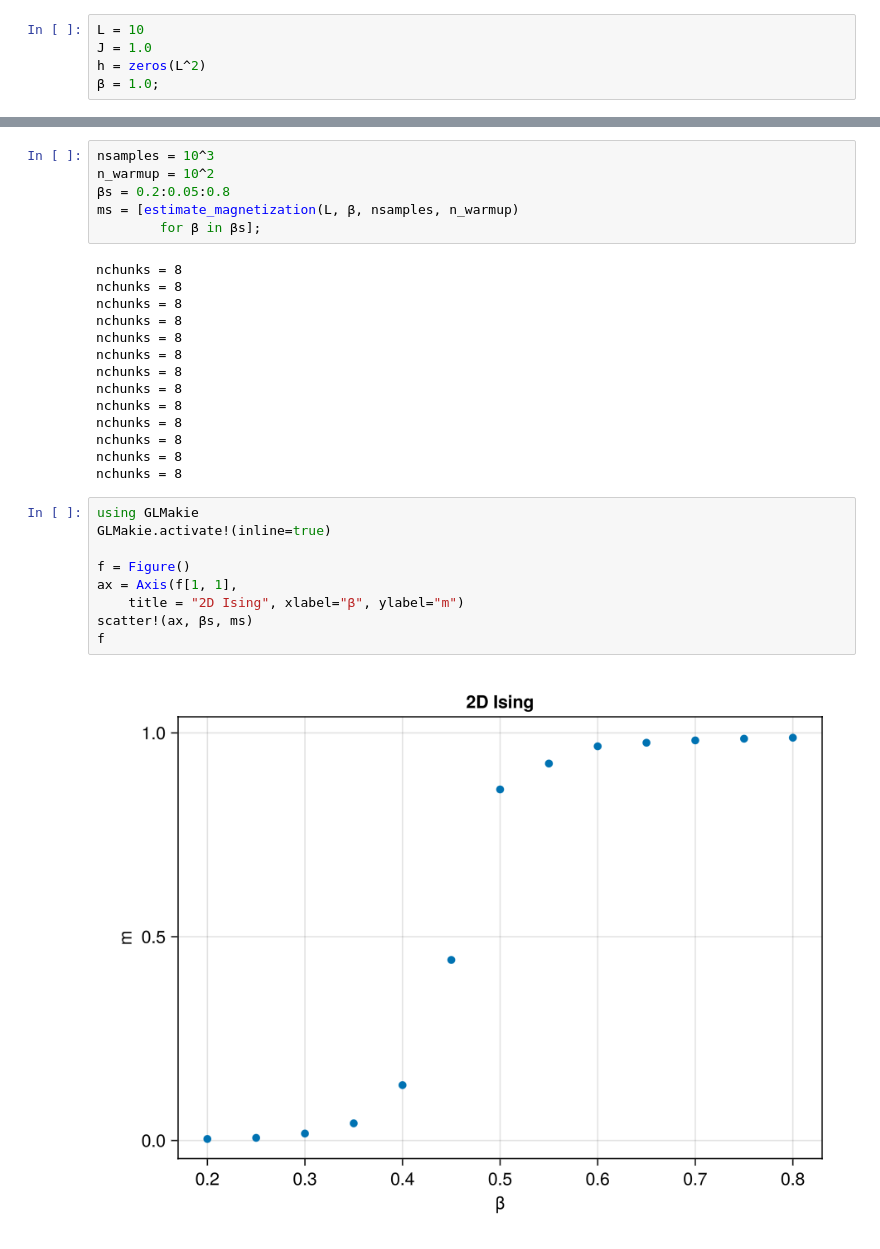
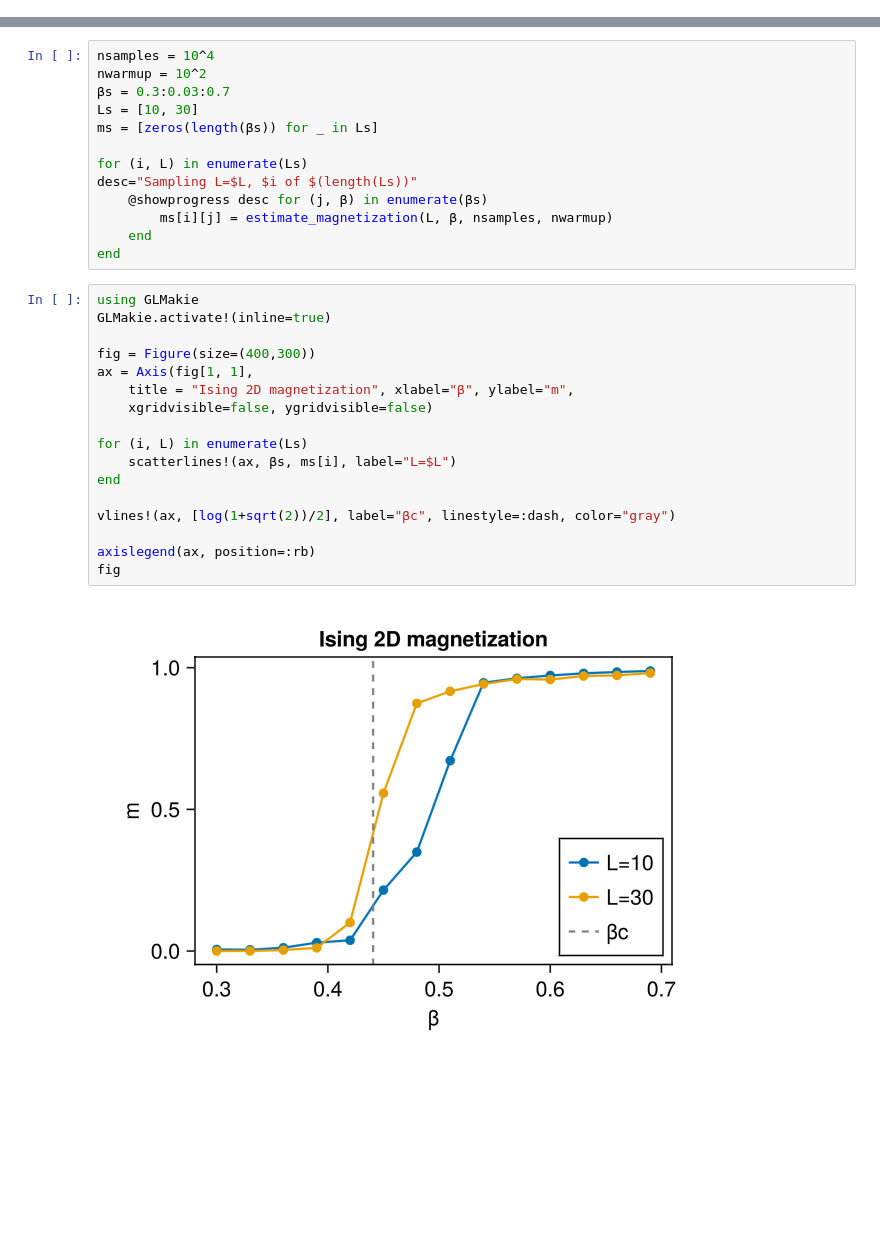
Before and after one commit to stecrotti/MarkovRandomFields.jl, a Jupyter notebook: examples/ising_2D.ipynb, the cells around one changed output, grey strips where cells are left out. Saved outputs shown, nothing was run; the diff lists cells and outputs as text; blank space fills up the shorter version.

Commit message:
improve ising notebook

```diff
--- a/examples/ising_2D.ipynb
+++ b/examples/ising_2D.ipynb
@@ -6,7 +7,2 @@ using Statistics
-# %%
-L = 10
-J = 1.0
-h = zeros(L^2)
-β = 1.0;
 # %%
 function estimate_magnetization(L, β, nsamples, n_warmup)
@@ -21,34 +17,35 @@ function estimate_magnetization(L, β, nsamples, n_warmup)
 end
 # %% [output]
 estimate_magnetization (generic function with 1 method)
-# %%
-nsamples = 10^3
-n_warmup = 10^2
-βs = 0.2:0.05:0.8
-ms = [estimate_magnetization(L, β, nsamples, n_warmup)
-        for β in βs];
-# %% [output]
-nchunks = 8
-nchunks = 8
-nchunks = 8
-nchunks = 8
-nchunks = 8
-nchunks = 8
-nchunks = 8
-nchunks = 8
-nchunks = 8
-nchunks = 8
-nchunks = 8
-nchunks = 8
-nchunks = 8
+# %%
+nsamples = 10^4
+nwarmup = 10^2
+βs = 0.3:0.03:0.7
+Ls = [10, 30]
+ms = [zeros(length(βs)) for _ in Ls]
+
+for (i, L) in enumerate(Ls)
+desc="Sampling L=$L, $i of $(length(Ls))"
+    @showprogress desc for (j, β) in enumerate(βs)
+        ms[i][j] = estimate_magnetization(L, β, nsamples, nwarmup)
+    end
+end
 # %%
 using GLMakie
 GLMakie.activate!(inline=true)
 
-f = Figure()
-ax = Axis(f[1, 1],
-    title = "2D Ising", xlabel="β", ylabel="m")
-scatter!(ax, βs, ms)
-f
+fig = Figure(size=(400,300))
+ax = Axis(fig[1, 1],
+    title = "Ising 2D magnetization", xlabel="β", ylabel="m",
+    xgridvisible=false, ygridvisible=false)
+
+for (i, L) in enumerate(Ls)
+    scatterlines!(ax, βs, ms[i], label="L=$L")
+end
+
+vlines!(ax, [log(1+sqrt(2))/2], label="βc", linestyle=:dash, color="gray")
+
+axislegend(ax, position=:rb)
+fig
 # %% [output]
-[figure, old version]
+[figure, new version]
```
Also changed, not shown: parts of 2 cells of this notebook, 1 other file.
